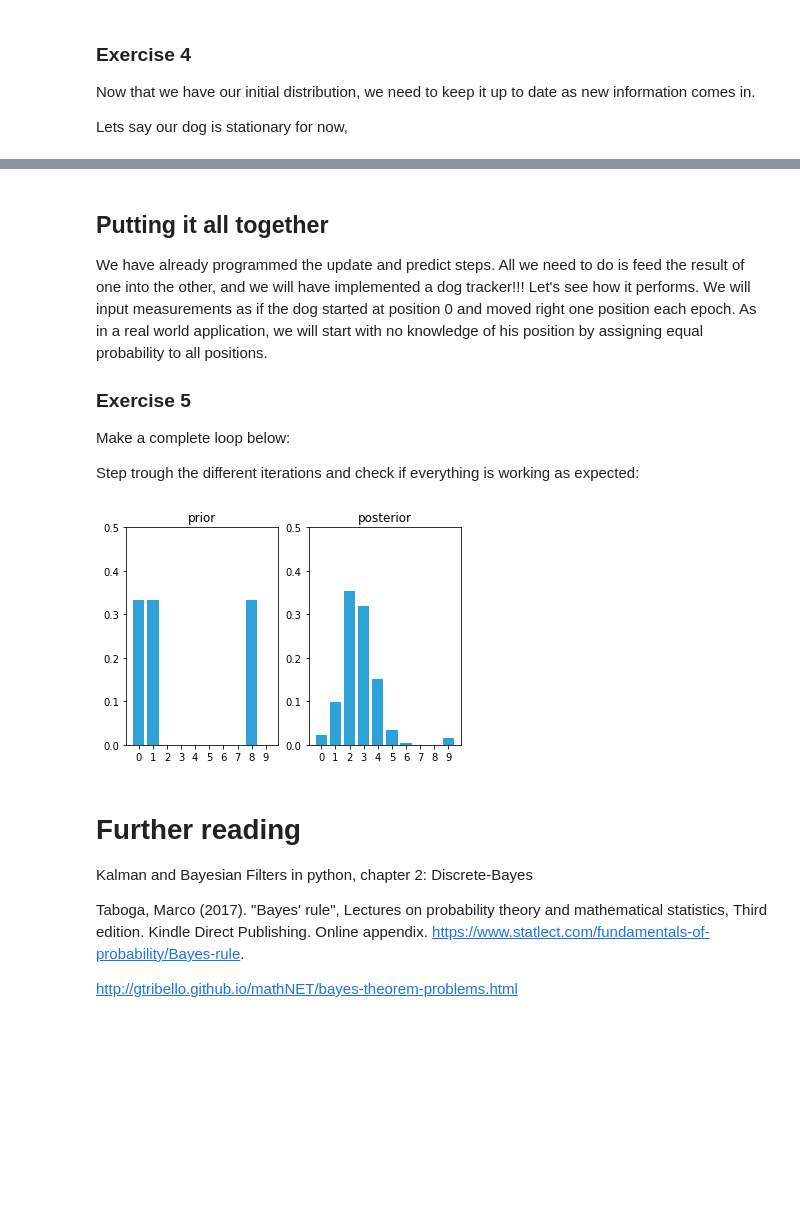
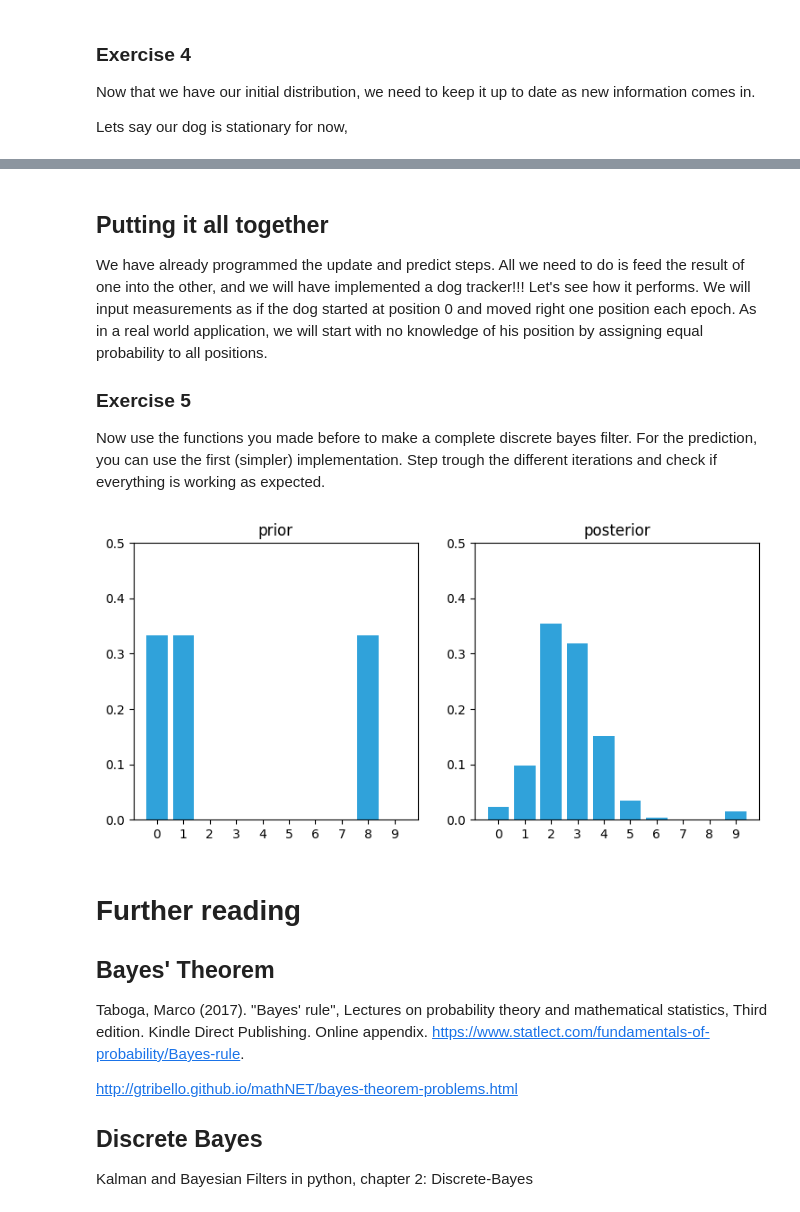
Before and after one commit to RobinAmsters/Mobile_Robotics_Exercises, a Jupyter notebook: Exercises/Session_1.ipynb, the cells around one changed output, grey strips where cells are left out. Saved outputs shown, nothing was run; the diff lists cells and outputs as text; code cells hidden in the pictures; blank space fills up the shorter version.

Commit message:
add discrete and regular bayes exercises
DR TODO

```diff
--- a/Exercises/Session_1.ipynb
+++ b/Exercises/Session_1.ipynb
@@ -115,25 +120,21 @@ book_format.set_style()
 belief = [0.0, 0.0, 0.0, 0.25, 0.0, 0.5, 0.0, 0.25, 0.0, 0.0]
 n = len(belief)
 move=2
-p_minus_2 = 0.1
-p_minus_1 = 0.2
+p_minus_1 = 0.3
 p_correct = 0.4
-p_plus_1 = 0.2
-p_plus_2 = 0.1
+p_plus_1 = 0.3
 
-def predict_move(belief, move, p_minus_2, p_minus_1, p_correct, p_plus_1, p_plus_2):
+def predict_simple(belief, move, p_minus_1, p_correct, p_plus_1):
     n = len(belief)
     prior = np.zeros(n)
     for i in range(n):
         prior[i] = (
-            belief[(i-move+2) % n] * p_minus_2 +
             belief[(i-move+1) % n] * p_minus_1 +
             belief[(i-move) % n]   * p_correct +
-            belief[(i-move-1) % n] * p_plus_1 +
-            belief[(i-move-2) % n] * p_plus_2)
+            belief[(i-move-1) % n] * p_plus_1)
     return prior
 
-prior = predict_move(belief, move, p_minus_2, p_minus_1, p_correct, p_plus_1, p_plus_2)
+prior = predict_simple(belief, move, p_minus_1, p_correct, p_plus_1)
 print(prior)
 
 plt.subplot(121)
@@ -310,50 +319,35 @@ We have already programmed the update and predict steps. All we need to do is fe
 
 ### Exercise 5
 
-Make a complete loop below:
-
-Step trough the different iterations and check if everything is working as expected:
+Now use the functions you made before to make a complete discrete bayes filter. For the prediction, you can use the first (simpler) implementation. Step trough the different iterations and check if everything is working as expected.
 # %%
 import book_plots
-
-def predict_move(belief, move, p_under, p_correct, p_over):
-    n = len(belief)
-    prior = np.zeros(n)
-    for i in range(n):
-        prior[i] = (
-            belief[(i-move) % n]   * p_correct +
-            belief[(i-move-1) % n] * p_over +
-            belief[(i-move+1) % n] * p_under)
-    return prior
-
-# def update(hall, belief, z, z_prob):
-#     scale = z_prob / (1. - z_prob)
-#     belief[hall==z] *= scale
-#     normalize(belief)
-#     return belief
 
 hallway = np.array([1, 1, 0, 0, 0, 0, 0, 0, 1, 0])
 belief = initial_distribution(1, hallway)
 
 move = 1
 p_correct = 0.8
 p_under = 0.1
 p_over = 0.1
 
 prior = belief
 for i in range(3):
-    prior = predict_move(prior, move, p_under, p_correct, p_over)
+    prior = predict_simple(prior, move, p_under, p_correct, p_over)
     posterior = update(hallway, prior, hallway[i], 0.75)
     prior = posterior
 
 book_plots.plot_prior_vs_posterior(belief, posterior, ylim=(0,.5))
 # %% [output]
-[figure, old version]
+[figure, new version]
 # %% [markdown]
 # Further reading
 
-Kalman and Bayesian Filters in python, chapter 2: Discrete-Bayes
-
+## Bayes' Theorem
 Taboga, Marco (2017). "Bayes' rule", Lectures on probability theory and mathematical statistics, Third edition. Kindle Direct Publishing. Online appendix. https://www.statlect.com/fundamentals-of-probability/Bayes-rule.
 
 http://gtribello.github.io/mathNET/bayes-theorem-problems.html
+
+
+## Discrete Bayes
+Kalman and Bayesian Filters in python, chapter 2: Discrete-Bayes
```
Also changed, not shown: parts of 13 cells of this notebook.
